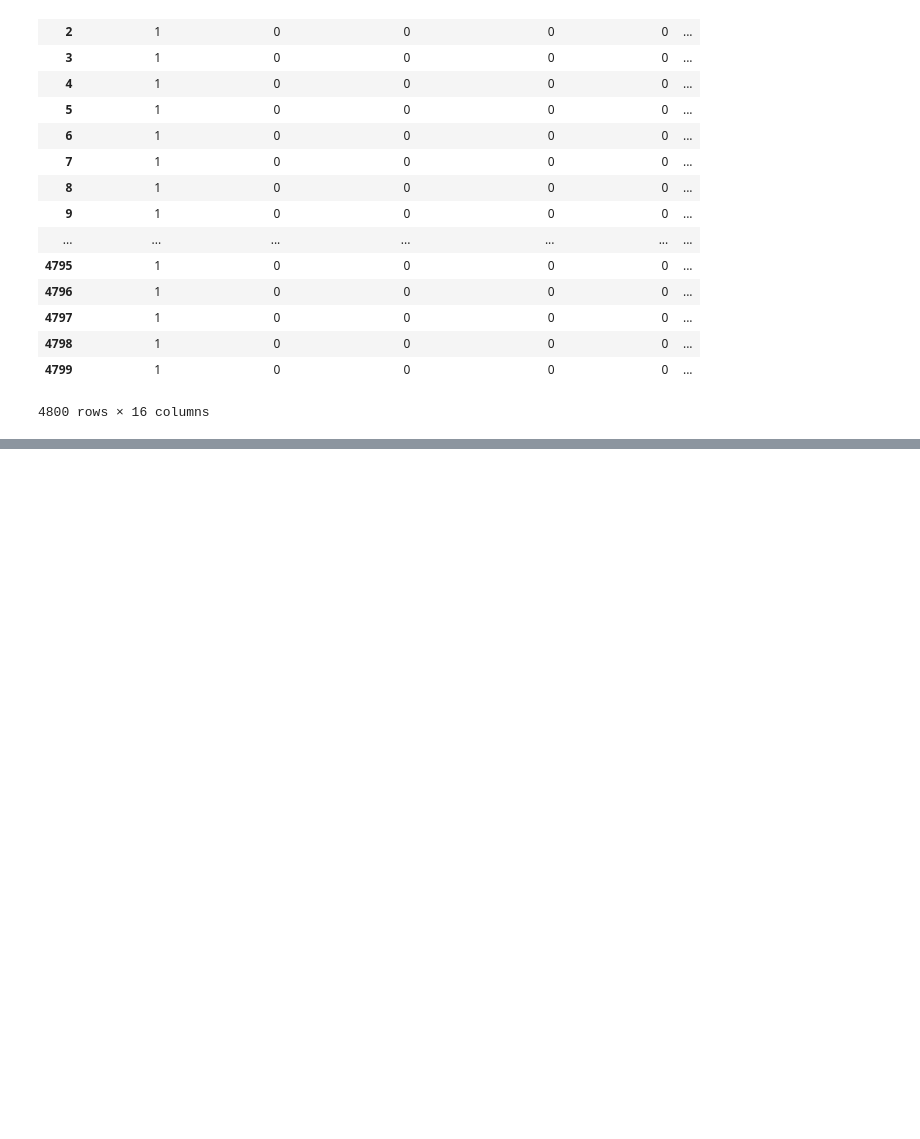
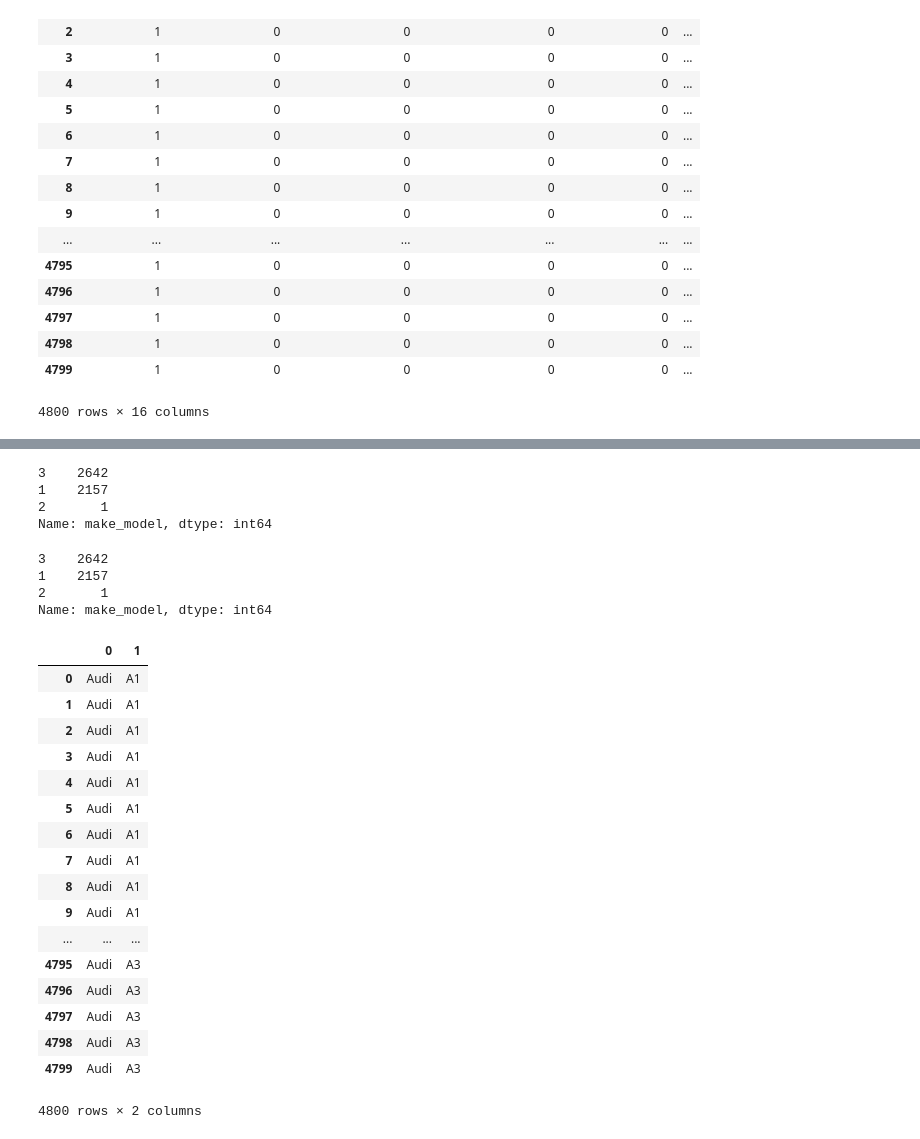
Before and after one commit to ycyusufcan/self_study, a Jupyter notebook: Label_Encoding.ipynb, the cells around one changed output, grey strips where cells are left out. Saved outputs shown, nothing was run; the diff lists cells and outputs as text; code cells hidden in the pictures; blank space fills up the shorter version.

```diff
--- a/Label_Encoding.ipynb
+++ b/Label_Encoding.ipynb
@@ -230,3 +234,5 @@ df1["Extras"].str.get_dummies(",")
 | 4798 | 1 | 0 | 0 | 0 | 0 | ... |
 | 4799 | 1 | 0 | 0 | 0 | 0 | ... |
 4800 rows × 16 columns
+# %%
+df2 = pd.read_csv("car_price.csv")
@@ -232,0 +259,37 @@ df1["Extras"].str.get_dummies(",")
+# %%
+df2["make_model"].replace({"Audi A1": 1, "Audi A2": 2, "Audi A3": 3}).value_counts(dropna=False)
+# %% [output]
+3    2642
+1    2157
+2       1
+Name: make_model, dtype: int64
+# %%
+df2["make_model"].map({"Audi A1": 1, "Audi A2": 2, "Audi A3": 3}).value_counts(dropna=False)
+# %% [output]
+3    2642
+1    2157
+2       1
+Name: make_model, dtype: int64
+# %%
+new = pd.DataFrame(map(str.split, df2["make_model"]))
+# %%
+new
+# %% [output]
+|  | 0 | 1 |
+| 0 | Audi | A1 |
+| 1 | Audi | A1 |
+| 2 | Audi | A1 |
+| 3 | Audi | A1 |
+| 4 | Audi | A1 |
+| 5 | Audi | A1 |
+| 6 | Audi | A1 |
+| 7 | Audi | A1 |
+| 8 | Audi | A1 |
+| 9 | Audi | A1 |
+| ... | ... | ... |
+| 4795 | Audi | A3 |
+| 4796 | Audi | A3 |
+| 4797 | Audi | A3 |
+| 4798 | Audi | A3 |
+| 4799 | Audi | A3 |
+4800 rows × 2 columns
```
Also changed, not shown: parts of 4 cells of this notebook.
